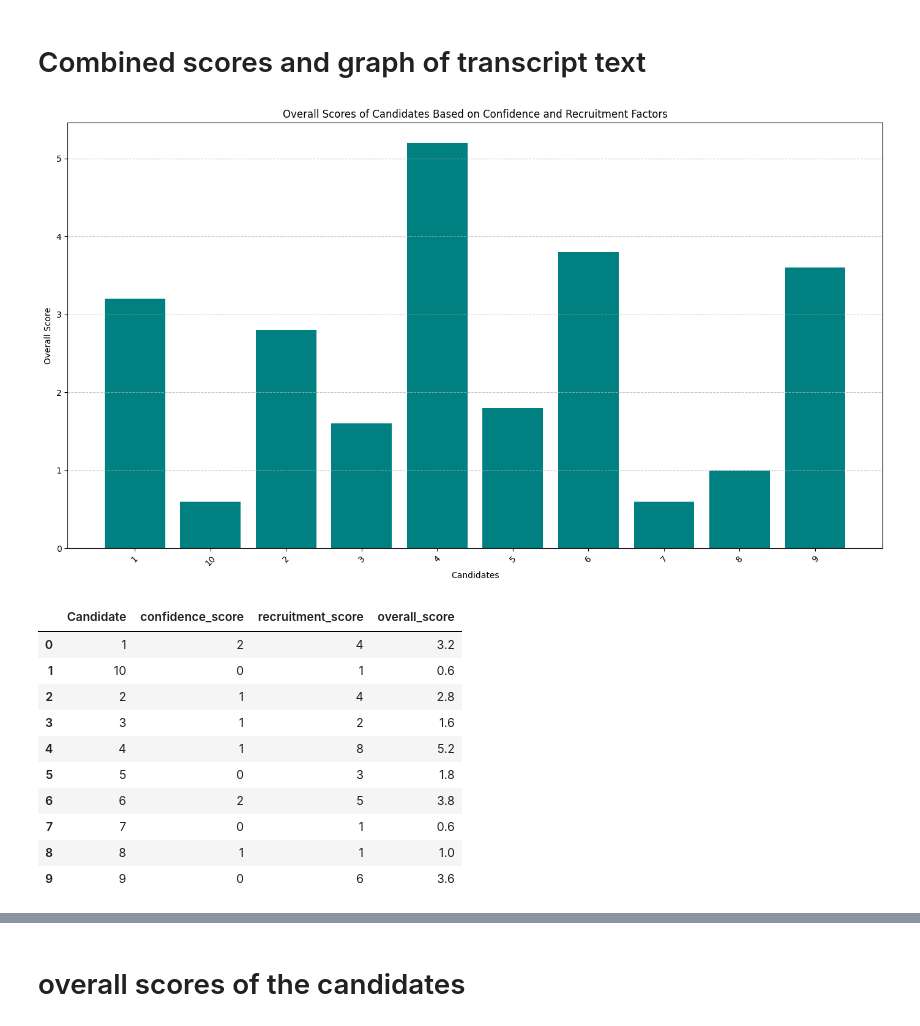
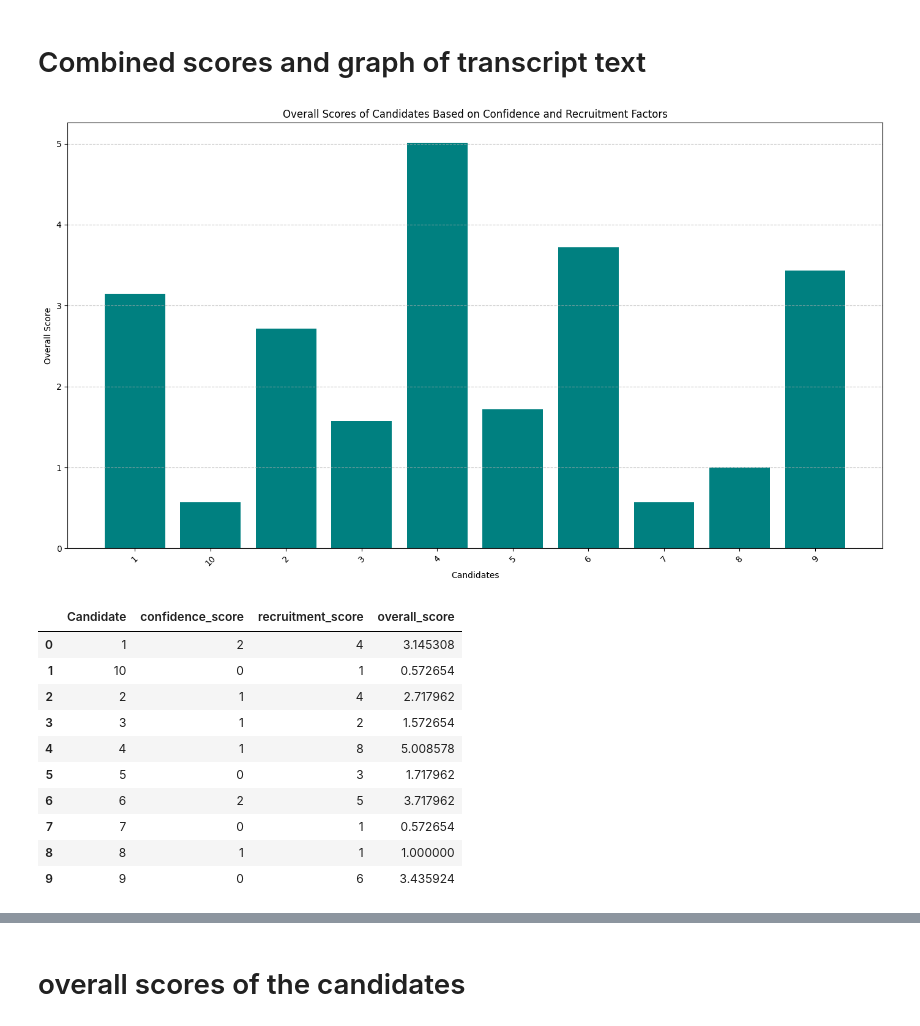
Before and after one commit to Namita-Meena/I-m-beside-you-task, a Jupyter notebook: CDC task 2.ipynb, the cells around one changed output, grey strips where cells are left out. Saved outputs shown, nothing was run; the diff lists cells and outputs as text; code cells hidden in the pictures.

```diff
--- a/CDC task 2.ipynb
+++ b/CDC task 2.ipynb
@@ -549,46 +715,46 @@ data = {
     'Candidate': ['1', '10', '2', '3', '4', '5', '6', '7', '8', '9'],
     'confidence_score': [2, 0, 1, 1, 1, 0, 2, 0, 1, 0],
     'recruitment_score': [4, 1, 4, 2, 8, 3, 5, 1, 1, 6]
 }
 
 # Convert the data into a DataFrame
 df = pd.DataFrame(data)
 
-# Define the weightages for each factor
+# Define the updated weightages for each factor based on the calculated standard deviation
 weights = {
-    'confidence_score': 0.40,
-    'recruitment_score': 0.60
+    'confidence_score': 0.427346,  # Updated weight
+    'recruitment_score': 0.572654  # Updated weight
 }
 
-# Calculate the overall score for each candidate based on weightages
+# Calculate the overall score for each candidate based on the updated weightages
 df['overall_score'] = (
     df['confidence_score'] * weights['confidence_score'] +
     df['recruitment_score'] * weights['recruitment_score']
 )
 
 # Plotting the overall scores of each candidate
 plt.figure(figsize=(14, 8))
 plt.bar(df['Candidate'], df['overall_score'], color='teal')
 plt.title('Overall Scores of Candidates Based on Confidence and Recruitment Factors')
 plt.xlabel('Candidates')
 plt.ylabel('Overall Score')
 plt.xticks(rotation=45)
 plt.grid(axis='y', linestyle='--', alpha=0.7)
 plt.tight_layout()
 plt.show()
 
 # Display the final scores table
 df
 # %% [output]
-[figure, old version]
+[figure, new version]
 |  | Candidate | confidence_score | recruitment_score | overall_score |
-| 0 | 1 | 2 | 4 | 3.2 |
-| 1 | 10 | 0 | 1 | 0.6 |
-| 2 | 2 | 1 | 4 | 2.8 |
-| 3 | 3 | 1 | 2 | 1.6 |
-| 4 | 4 | 1 | 8 | 5.2 |
-| 5 | 5 | 0 | 3 | 1.8 |
-| 6 | 6 | 2 | 5 | 3.8 |
-| 7 | 7 | 0 | 1 | 0.6 |
-| 8 | 8 | 1 | 1 | 1.0 |
-| 9 | 9 | 0 | 6 | 3.6 |
+| 0 | 1 | 2 | 4 | 3.145308 |
+| 1 | 10 | 0 | 1 | 0.572654 |
+| 2 | 2 | 1 | 4 | 2.717962 |
+| 3 | 3 | 1 | 2 | 1.572654 |
+| 4 | 4 | 1 | 8 | 5.008578 |
+| 5 | 5 | 0 | 3 | 1.717962 |
+| 6 | 6 | 2 | 5 | 3.717962 |
+| 7 | 7 | 0 | 1 | 0.572654 |
+| 8 | 8 | 1 | 1 | 1.000000 |
+| 9 | 9 | 0 | 6 | 3.435924 |
```
Also changed, not shown: parts of 15 cells of this notebook, 2 other files.
